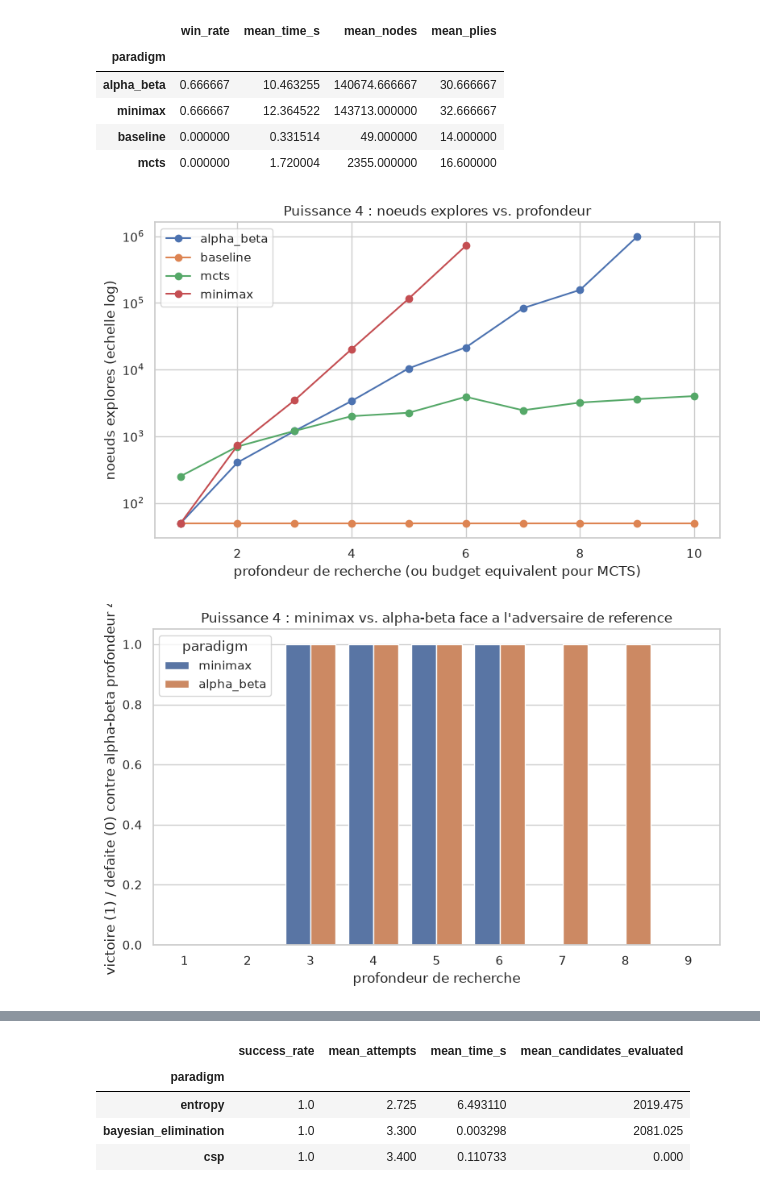
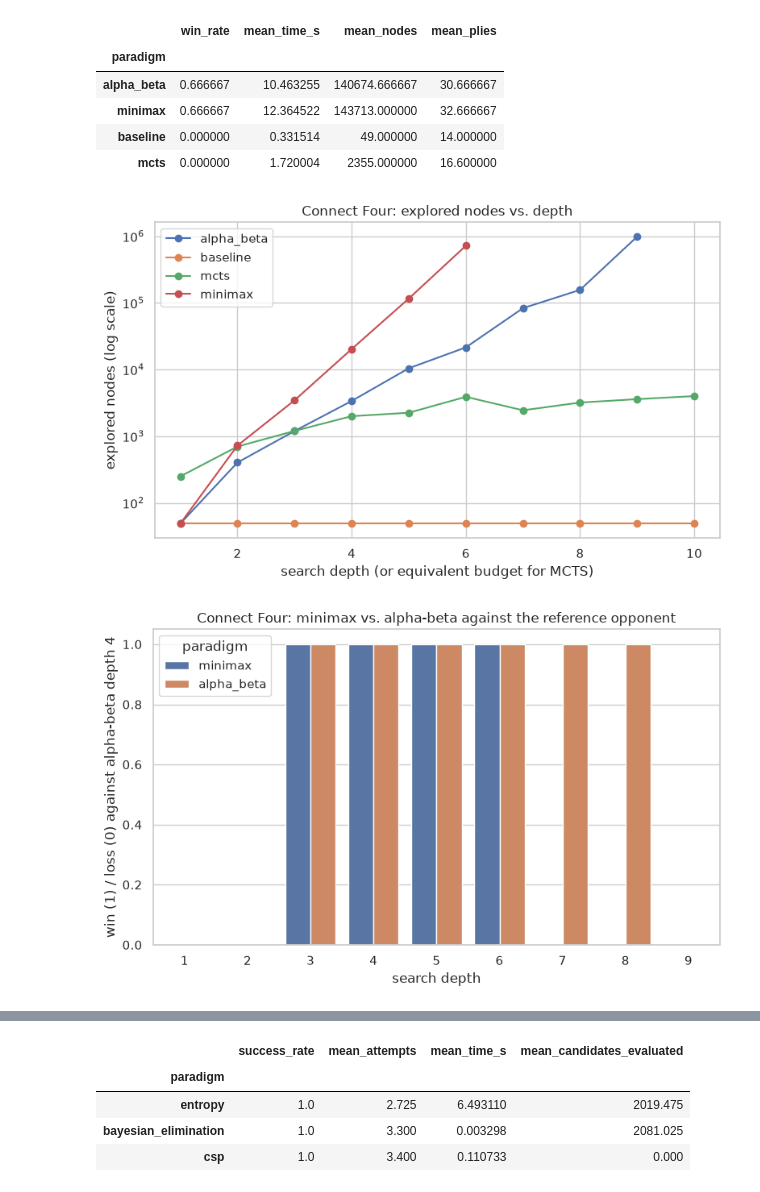
Before and after one commit to touikss/cross-paradigm-solver-benchmark, a Jupyter notebook: notebook.ipynb, the cells around one changed output, grey strips where cells are left out. Saved outputs shown, nothing was run; the diff lists cells and outputs as text; code cells hidden in the pictures.

```diff
--- a/notebook.ipynb
+++ b/notebook.ipynb
@@ -267,28 +262,28 @@ summary_c4
 # %%
 fig, ax = plt.subplots(figsize=(8, 5))
 for paradigm, group in connect_four_df.groupby("paradigm"):
     g = group.sort_values("difficulty")
     ax.plot(g["difficulty"], g["nodes_explored"], marker="o", label=paradigm)
 ax.set_yscale("log")
-ax.set_xlabel("profondeur de recherche (ou budget equivalent pour MCTS)")
-ax.set_ylabel("noeuds explores (echelle log)")
-ax.set_title("Puissance 4 : noeuds explores vs. profondeur")
+ax.set_xlabel("search depth (or equivalent budget for MCTS)")
+ax.set_ylabel("explored nodes (log scale)")
+ax.set_title("Connect Four: explored nodes vs. depth")
 ax.legend()
 plt.tight_layout()
 plt.savefig("results/figures/connect_four_nodes_vs_depth.png", dpi=120)
 plt.show()
 # %% [output]
-[figure, old version]
+[figure, new version]
 # %%
 fig, ax = plt.subplots(figsize=(8, 5))
 win_by_depth = connect_four_df[connect_four_df["paradigm"].isin(["minimax", "alpha_beta"])]
 sns.barplot(data=win_by_depth, x="difficulty", y="success", hue="paradigm", ax=ax)
-ax.set_ylabel("victoire (1) / defaite (0) contre alpha-beta profondeur 4")
-ax.set_xlabel("profondeur de recherche")
-ax.set_title("Puissance 4 : minimax vs. alpha-beta face a l'adversaire de reference")
+ax.set_ylabel("win (1) / loss (0) against alpha-beta depth 4")
+ax.set_xlabel("search depth")
+ax.set_title("Connect Four: minimax vs. alpha-beta against the reference opponent")
 plt.tight_layout()
 plt.savefig("results/figures/connect_four_winrate.png", dpi=120)
 plt.show()
 # %% [output]
-[figure, old version]
+[figure, new version]
 # %% [markdown]
```
Also changed, not shown: parts of 15 cells of this notebook, 7 other files.
